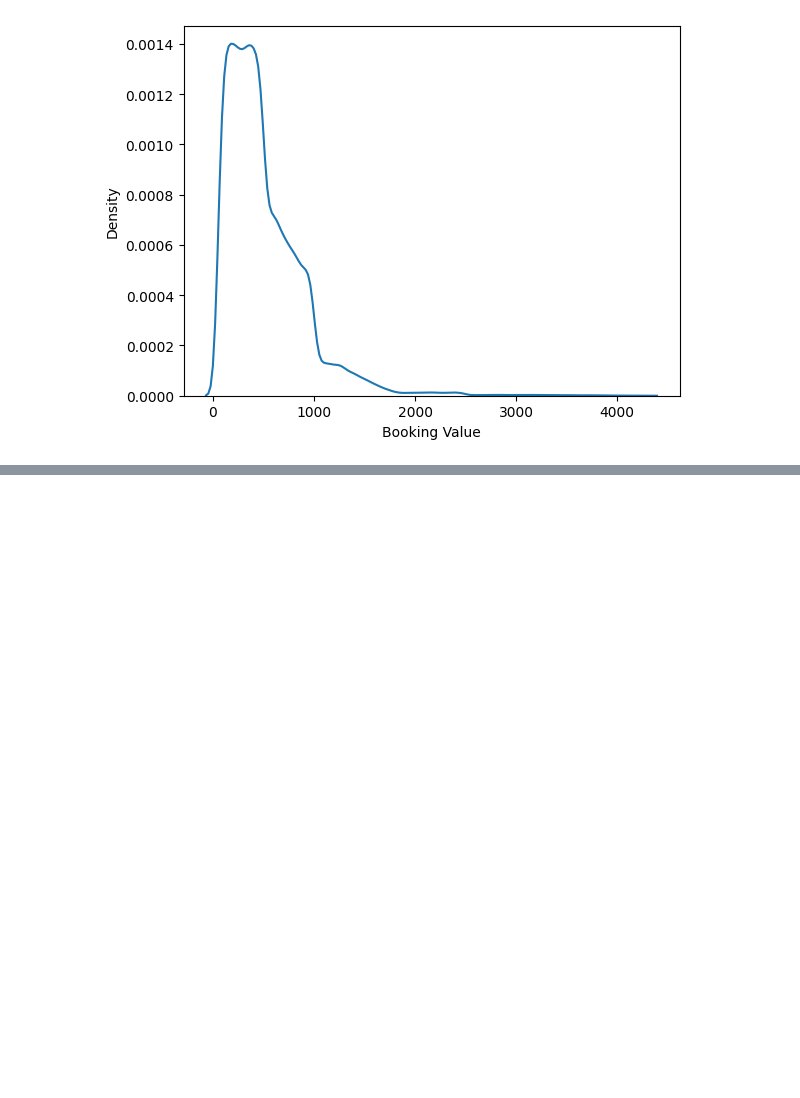
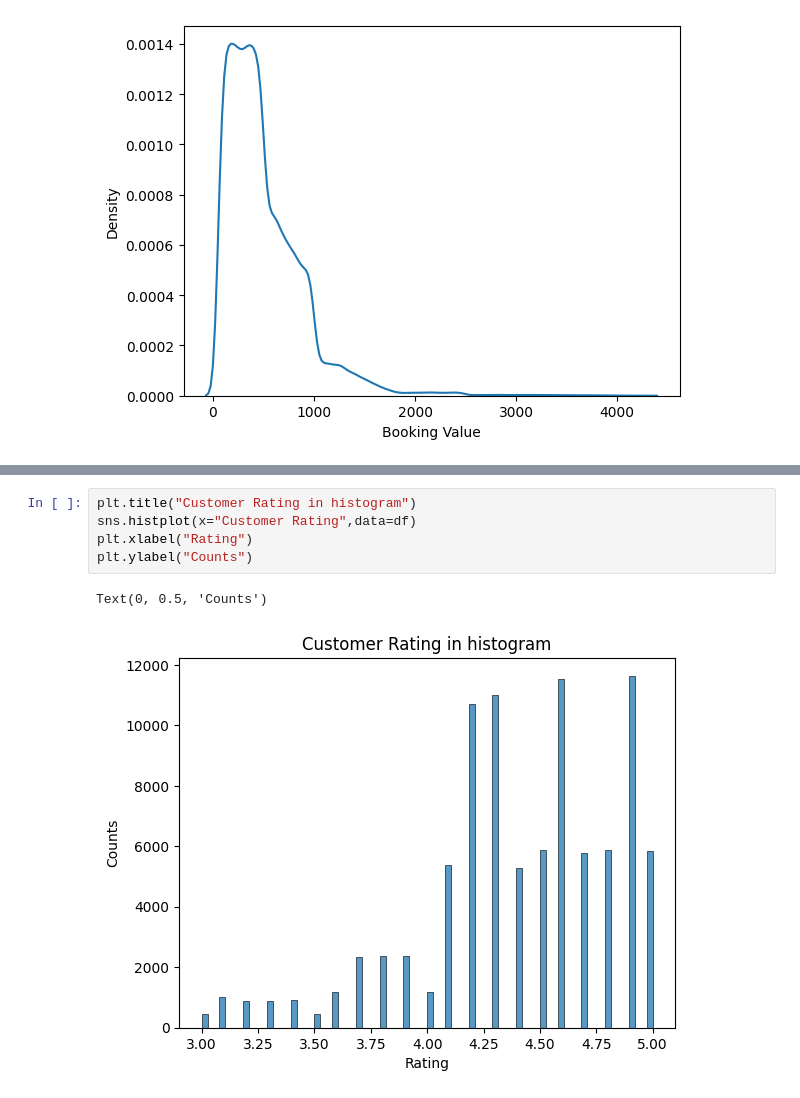
Before and after one commit to therai0/EDA_project-, a Jupyter notebook: eda_uber.ipynb, the cells around one changed output, grey strips where cells are left out. Drawn from its saved outputs; the diff is of its cells as text; blank space fills up the shorter version.

```diff
--- a/eda_uber.ipynb
+++ b/eda_uber.ipynb
@@ -417,0 +513,8 @@ Index(['Date', 'Time', 'Booking ID', 'Booking Status', 'Customer ID',
+# %%
+plt.title("Customer Rating in histogram")
+sns.histplot(x="Customer Rating",data=df)
+plt.xlabel("Rating")
+plt.ylabel("Counts")
+# %% [output]
+Text(0, 0.5, 'Counts')
+[figure, added]
```
Also changed, not shown: parts of 39 cells of this notebook, 2 other files.
